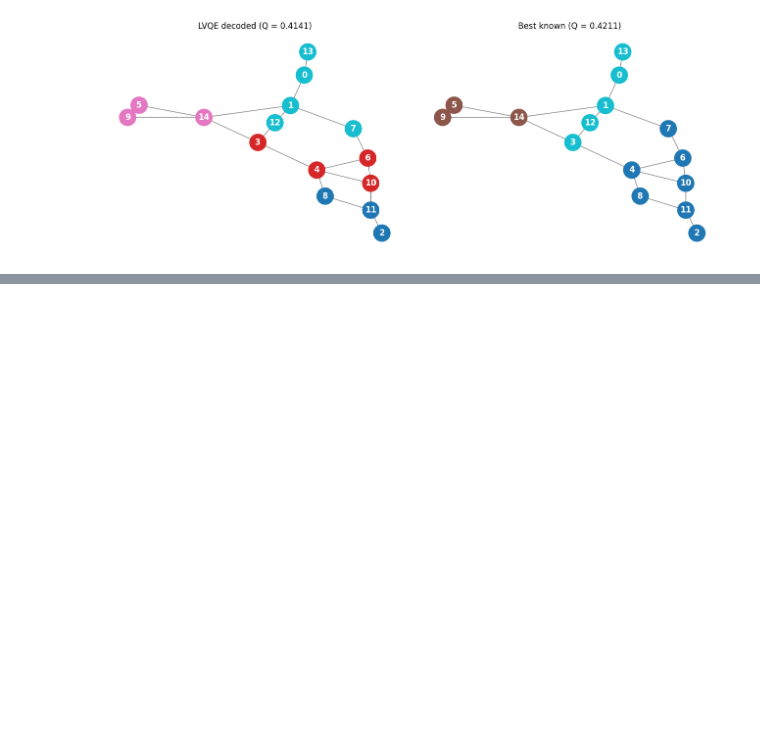
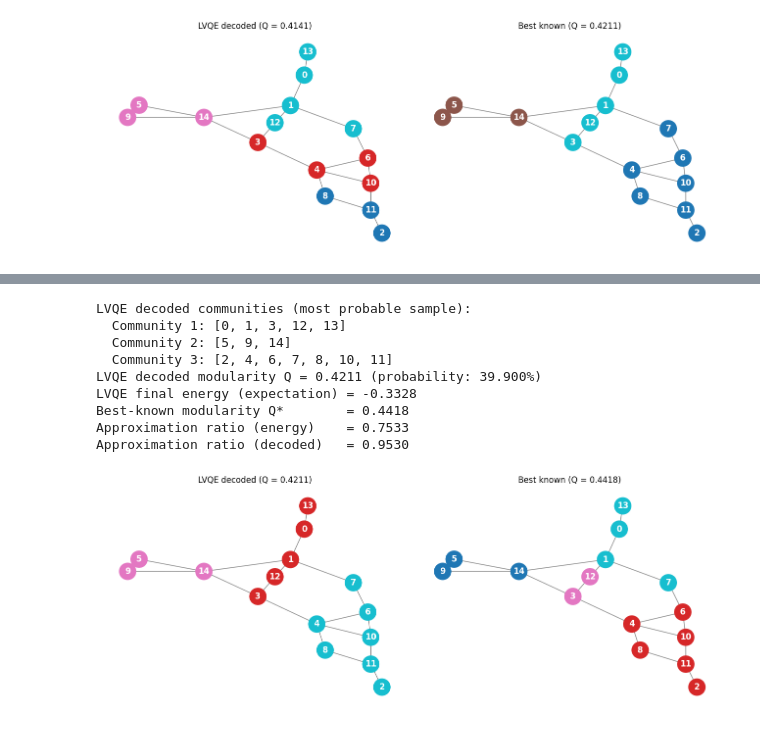
Before and after one commit to joaomartins06/Layer-Variational-Quantum-Eigensolver, a Jupyter notebook: notebooks/notebook_erdos_renyie.ipynb, the cells around one changed output, grey strips where cells are left out. Saved outputs shown, nothing was run; the diff lists cells and outputs as text; code cells hidden in the pictures; blank space fills up the shorter version.

```diff
--- a/notebooks/notebook_erdos_renyie.ipynb
+++ b/notebooks/notebook_erdos_renyie.ipynb
@@ -185,0 +272,68 @@ Approximation ratio (decoded)   = 0.9373
+# %%
+import matplotlib.pyplot as plt
+import matplotlib.cm as cm
+from networkx.algorithms.community import louvain_communities
+
+def to_communities(assignment):
+    groups = {}
+    for node, label in enumerate(assignment):
+        groups.setdefault(label, []).append(node)
+    return groups
+
+# L-VQE decoded
+bitstrings = sim.get_most_frequent_assignments(
+    result2['final_params'], result2['final_ansatz'], problem=problem
+)
+
+best_assignment, best_proba = bitstrings[0]
+modularity_lvqe = problem.evaluate(best_assignment)
+communities_lvqe = to_communities(best_assignment)
+q_best = -problem.best_known_value
+
+print("LVQE decoded communities (most probable sample):")
+for label, nodes in sorted(communities_lvqe.items()):
+    print(f"  Community {label}: {nodes}")
+print(f"LVQE decoded modularity Q = {modularity_lvqe:.4f} (probability: {best_proba:.3f}%)")
+print(f"LVQE final energy (expectation) = {result2['final_energy']:.4f}")
+print(f"Best-known modularity Q*        = {q_best:.4f}")
+print(f"Approximation ratio (energy)    = {result2['final_approx_ratio']:.4f}")
+print(f"Approximation ratio (decoded)   = {modularity_lvqe / q_best:.4f}")
+
+# recover the best-known assignment (Louvain, same as the class used for n>12)
+best_assignment_exact = [0] * problem.num_nodes
+for comm_idx, comm in enumerate(louvain_communities(G, seed=problem.seed)):
+    for node in comm:
+        best_assignment_exact[node] = comm_idx
+best_q = problem.evaluate(best_assignment_exact)
+
+
+def draw_partition(ax, assignment, title):
+    pos = nx.spring_layout(G, seed=42)
+    n_colors = max(assignment) + 1
+    cmap = cm.get_cmap("tab10", max(n_colors, 2))
+    node_colors = [cmap(assignment[node]) for node in G.nodes()]
+    nx.draw_networkx(
+        G, pos=pos, node_color=node_colors, with_labels=True,
+        node_size=600, font_color="white", font_weight="bold",
+        edge_color="gray", ax=ax,
+    )
+    ax.set_title(title)
+    ax.axis("off")
+
+
+fig, axes = plt.subplots(1, 2, figsize=(13, 5))
+draw_partition(axes[0], best_assignment, f"LVQE decoded (Q = {modularity_lvqe:.4f})")
+draw_partition(axes[1], best_assignment_exact, f"Best known (Q = {best_q:.4f})")
+plt.tight_layout()
+plt.show()
+# %% [output]
+LVQE decoded communities (most probable sample):
+  Community 1: [0, 1, 3, 12, 13]
+  Community 2: [5, 9, 14]
+  Community 3: [2, 4, 6, 7, 8, 10, 11]
+LVQE decoded modularity Q = 0.4211 (probability: 39.900%)
+LVQE final energy (expectation) = -0.3328
+Best-known modularity Q*        = 0.4418
+Approximation ratio (energy)    = 0.7533
+Approximation ratio (decoded)   = 0.9530
+[figure, added]
```
Also changed, not shown: parts of 4 cells of this notebook, 4 other files.
